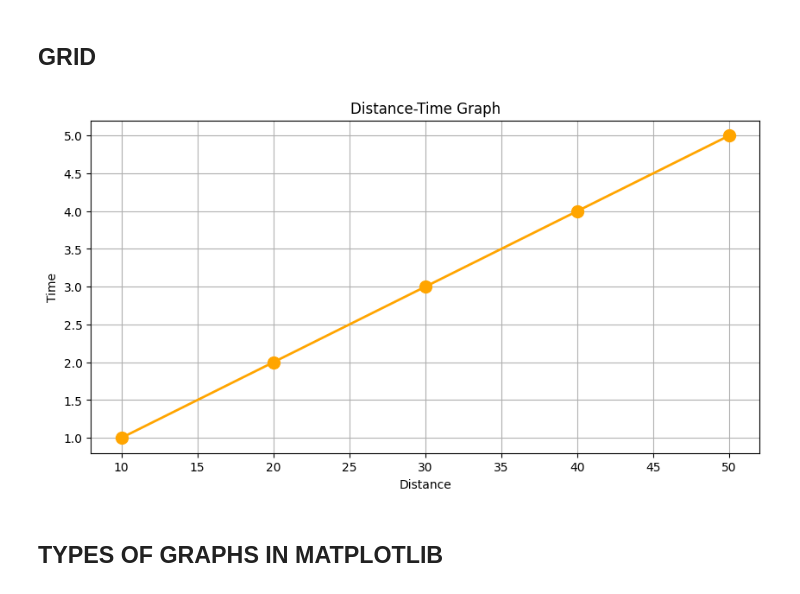
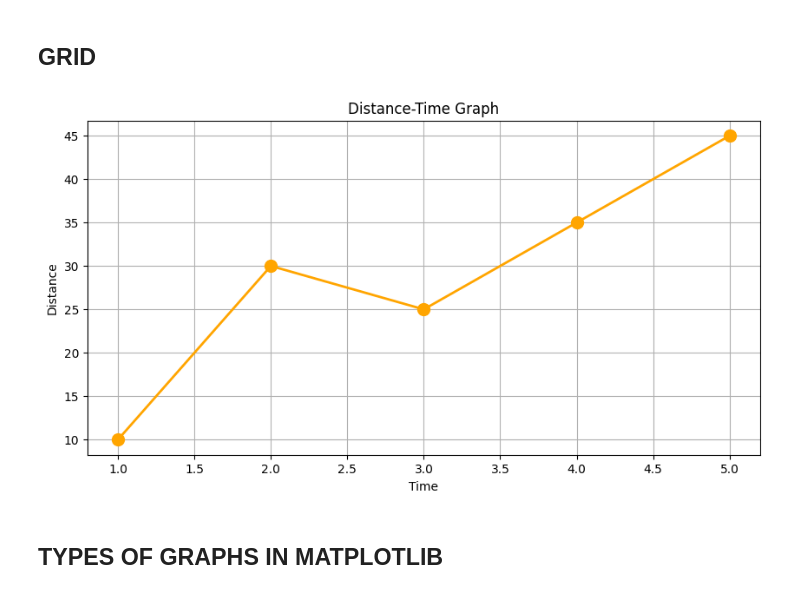
Before and after one commit to theaditya24/COMPLETE-PYTHON-FOR-DATA-ANALYTICS, a Jupyter notebook: DATA VISUALIZATION/Matplotlib.ipynb, the cells around one changed output. Cells and saved outputs as stored; diff of their text form; code cells hidden in the pictures.

```diff
--- a/DATA VISUALIZATION/Matplotlib.ipynb
+++ b/DATA VISUALIZATION/Matplotlib.ipynb
@@ -178,22 +178,22 @@ plt.show()
 ## GRID
 # %%
 time = [1, 2, 3, 4, 5]
-dist = [10, 20, 30, 40, 50]
+dist = [10, 30, 25, 35, 45]
 
 plt.figure(figsize=(10,5)) # 'width of graph = 10 inch' and 'height of graph = 5 inch'
 
-plt.plot(dist, time, color='orange', linestyle='solid', linewidth = 2, marker='o',markersize=10)
+plt.plot(time,dist, color='orange', linestyle='solid', linewidth = 2, marker='o',markersize=10)
 
 plt.grid() # First it will make graph then it will add grid layout to it
 
 plt.title("Distance-Time Graph")
 
-plt.xlabel("Distance")
-plt.ylabel("Time")
+plt.ylabel("Distance")
+plt.xlabel("Time")
 
 plt.show()
 # %% [output]
-[figure, old version]
+[figure, new version]
 # %% [markdown]
 ## TYPES OF GRAPHS IN MATPLOTLIB
 # %% [raw]
```
Also changed, not shown: parts of 4 cells of this notebook, 3 other files.
